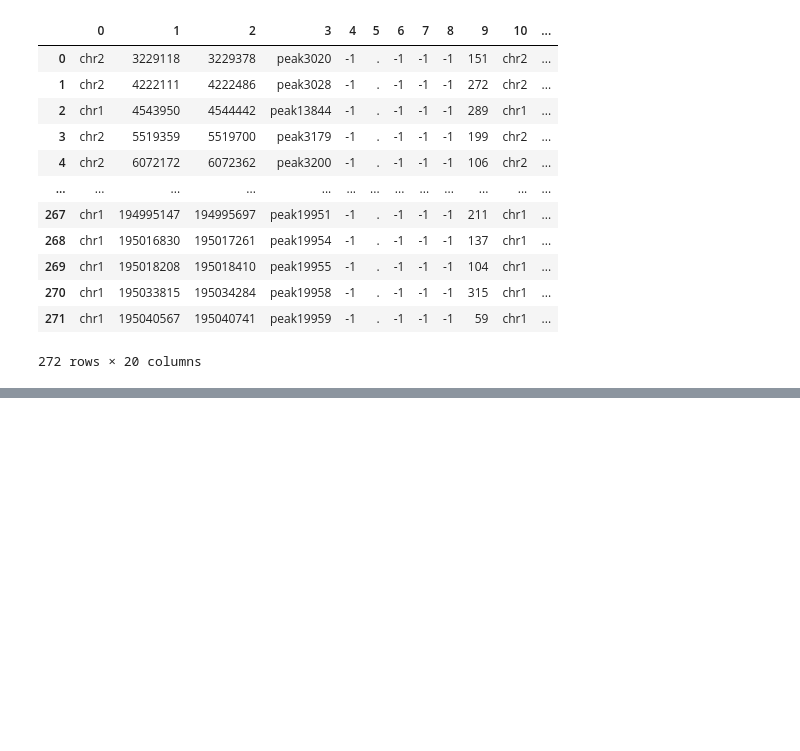
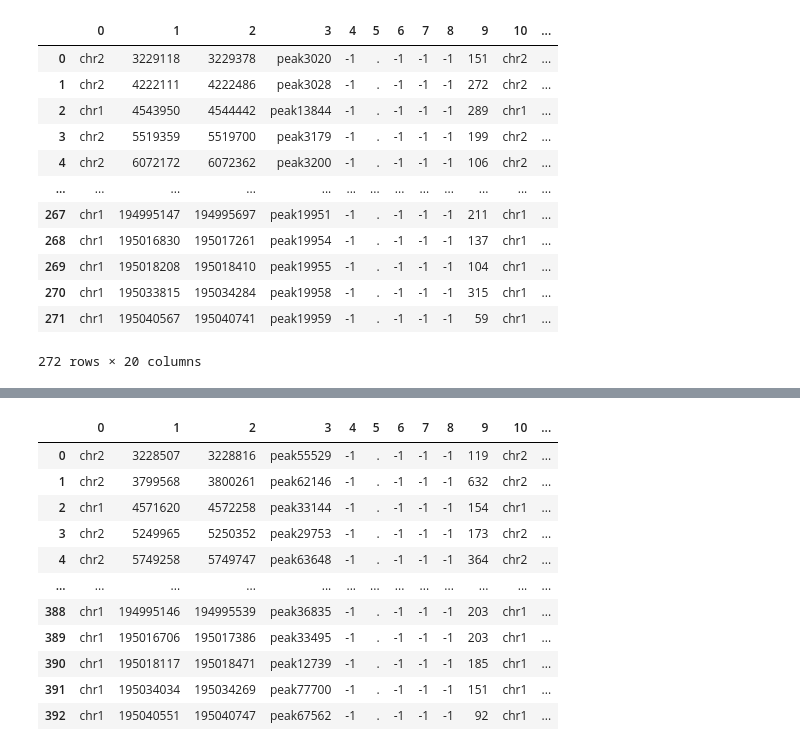
Before and after one commit to KaplowLab/liverRegression, a Jupyter notebook: notebooks/foldchange_FINAL.ipynb, the cells around one changed output, grey strips where cells are left out. Saved outputs shown, nothing was run; the diff lists cells and outputs as text; code cells hidden in the pictures; blank space fills up the shorter version.

```diff
--- a/notebooks/foldchange_FINAL.ipynb
+++ b/notebooks/foldchange_FINAL.ipynb
@@ -1261,0 +1280,100 @@ pivot_df_eqn.to_csv(output_filename, sep='\t')
+# %%
+# EXAMPLE MAKE ONE_TO_ONE_PEAKS THEN SAVE IT
+
+species = 'macaque'
+both_df = pd.read_csv(f"/home/azstephe/liverRegression/regression_liver/data/splits/{species}Mouse/{species}ToMouse_liver_{species}Enhancer_mouseEnhancer_test_wawb.narrowPeak", sep="\t", header=None)
+# both_df = pd.read_csv('/home/azstephe/liverRegression/regression_liver/data/mapped/macaqueToMouse_liver_macaqueEnhancer_mouseEnhancer_wawb.narrowPeak', sep="\t", header=None)
+nonMouse_true = pd.read_csv(f"/home/azstephe/liverRegression/regression_liver/data/sorted_log_20615/quantile_norm/{species}_liver_pos_ALL.bed", sep="\t", header=None)
+mouse_true = pd.read_csv("/home/azstephe/liverRegression/regression_liver/data/sorted_log_20615/quantile_norm/mouse_liver_pos_ALL.bed", sep="\t", header=None)
+
+unique1_2 = both_df[~both_df.duplicated(subset=[1, 2], keep=False)] # entries with unique mac mapped to mouse start and end
+all_unique = unique1_2[~unique1_2.duplicated(subset=[11,12], keep=False)]
+
+#### COL1,2 DUPLICATES
+
+duplicates3 = both_df[both_df.duplicated(subset=[1, 2], keep=False)] # entries with duplicated mac mapped to mouse start and end
+grouped_dups3 = duplicates3.groupby([1, 2])[3].apply(list).reset_index(name='col3')
+
+# grouped dups: start | end | [peaks with these endpoints]
+grouped_dups3['col3'] = grouped_dups3['col3'].apply(collapse_if_identical)
+
+grouped_dups3['col3'] = grouped_dups3['col3'].apply(lambda x: keep_largest_signal(x, nonMouse_true)) # redundant endpoints now map to 1 peak in col3
+grouped_dups3 = grouped_dups3[grouped_dups3['col3'] != ''] # remove macaque peaks that aren't large enough
+
+# df of duplicated col1,2 with strongest peak
+keep_strongestcol3 = duplicates3.merge(grouped_dups3[['col3']], left_on=3, right_on='col3', how='inner').drop('col3', axis=1) # keeps the strongest signal in col3 for redundant endpoints
+
+#### COL11,12 DUPLICATES
+
+grouped_dups13 = keep_strongestcol3.groupby([11, 12])[13].apply(list).reset_index(name='col13')
+grouped_dups13['col13'] = grouped_dups13['col13'].apply(collapse_if_identical)
+
+grouped_dups13['col13'] = grouped_dups13['col13'].apply(lambda x: keep_largest_signal(x, mouse_true))
+grouped_dups13 = grouped_dups13[grouped_dups13['col13'] != '']
+
+keep_strongestcol13 = keep_strongestcol3.merge(grouped_dups13[['col13']], left_on=13, right_on='col13', how='inner').drop('col13', axis=1)
+
+unique_endpoints = keep_strongestcol13 #rows with unique endpoints from the duplicated endpoints set
+
+####
+
+# col3 peakname duplicates with different endpoints
+still_dups_col3 = unique_endpoints[unique_endpoints.duplicated(subset=[3], keep=False)]
+
+# col3peaks | [col13 peaks intersecting col3 peak]
+grouped_dcol3 = still_dups_col3.groupby(3)[13].apply(list).reset_index(name='col13')
+
+# get the col13 peak with most overlap of col3
+grouped_dcol3['col13'] = grouped_dcol3['col13'].apply(lambda x: get_biggest_overlap(x, 13, still_dups_col3))
+
+merged3 = still_dups_col3.merge(grouped_dcol3[[3, 'col13']], left_on=[3, 13], right_on=[3, 'col13'], how='left', indicator=True)
+
+remove3 = merged3[merged3['_merge'] == 'left_only'].drop(columns=['_merge']) # col13 is what we want to remove
+
+unique_endpoints_subset = unique_endpoints.iloc[:,:20]
+remove3_subset = remove3.iloc[:,:20]
+
+# all col3 entries unique
+unique3 = unique_endpoints[~unique_endpoints_subset.apply(tuple, axis=1).isin(remove3_subset.apply(tuple, axis=1))]
+
+####
+
+# col13 peakname duplicates with different endpoints
+still_dups_col13 = unique3[unique3.duplicated(subset=[13], keep=False)]
+
+# col13peaks | [col3 peaks intersecting col13 peak]
+grouped_dcol13 = still_dups_col13.groupby(13)[3].apply(list).reset_index(name='col3')
+
+# get the col3 peak with most overlap of col13
+grouped_dcol13['col3'] = grouped_dcol13['col3'].apply(lambda x: get_biggest_overlap(x, 3, still_dups_col13))
+
+merged13 = still_dups_col13.merge(grouped_dcol13[[13, 'col3']], left_on=[3, 13], right_on=['col3', 13], how='left', indicator=True)
+
+remove13 = merged13[merged13['_merge'] == 'left_only'].drop(columns=['_merge'])
+
+unique3_subset = unique3.iloc[:, :20]
+remove13_subset = remove13.iloc[:, :20]
+
+# Identify rows in u3 that are NOT in remove3
+filtered_peaks_unique = unique3[~unique3_subset.apply(tuple, axis=1).isin(remove13_subset.apply(tuple, axis=1))]
+
+full_unique = pd.concat([all_unique, filtered_peaks_unique])
+
+# Sort by column '1'
+one_to_one_peaks = full_unique.sort_values(by=1).reset_index(drop=True)
+one_to_one_peaks.to_csv(f'/home/azstephe/liverRegression/regression_liver/data/splits/oneToOnePeaks_qn/{species}_mouse1.bed', header=None, sep='\t')
+one_to_one_peaks
+##############################
+# %% [output]
+|  | 0 | 1 | 2 | 3 | 4 | 5 | 6 | 7 | 8 | 9 | 10 | ... |
+| 0 | chr2 | 3228507 | 3228816 | peak55529 | -1 | . | -1 | -1 | -1 | 119 | chr2 | ... |
+| 1 | chr2 | 3799568 | 3800261 | peak62146 | -1 | . | -1 | -1 | -1 | 632 | chr2 | ... |
+| 2 | chr1 | 4571620 | 4572258 | peak33144 | -1 | . | -1 | -1 | -1 | 154 | chr1 | ... |
+| 3 | chr2 | 5249965 | 5250352 | peak29753 | -1 | . | -1 | -1 | -1 | 173 | chr2 | ... |
+| 4 | chr2 | 5749258 | 5749747 | peak63648 | -1 | . | -1 | -1 | -1 | 364 | chr2 | ... |
+| ... | ... | ... | ... | ... | ... | ... | ... | ... | ... | ... | ... | ... |
+| 388 | chr1 | 194995146 | 194995539 | peak36835 | -1 | . | -1 | -1 | -1 | 203 | chr1 | ... |
+| 389 | chr1 | 195016706 | 195017386 | peak33495 | -1 | . | -1 | -1 | -1 | 203 | chr1 | ... |
+| 390 | chr1 | 195018117 | 195018471 | peak12739 | -1 | . | -1 | -1 | -1 | 185 | chr1 | ... |
+| 391 | chr1 | 195034034 | 195034269 | peak77700 | -1 | . | -1 | -1 | -1 | 151 | chr1 | ... |
+| 392 | chr1 | 195040551 | 195040747 | peak67562 | -1 | . | -1 | -1 | -1 | 92 | chr1 | ... |
```
Also changed, not shown: parts of 11 cells of this notebook, 15 other files.
